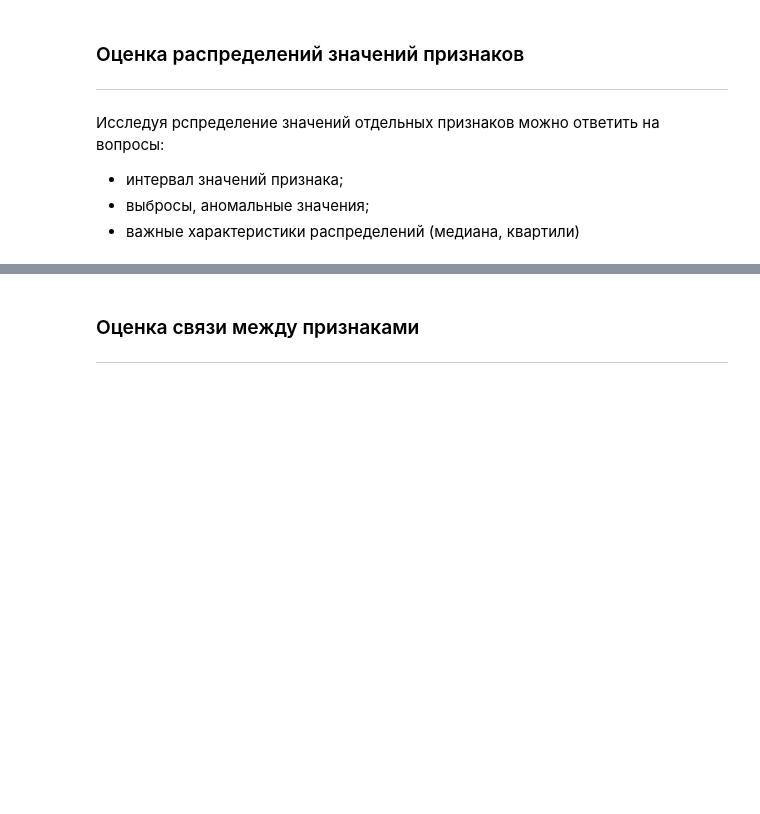
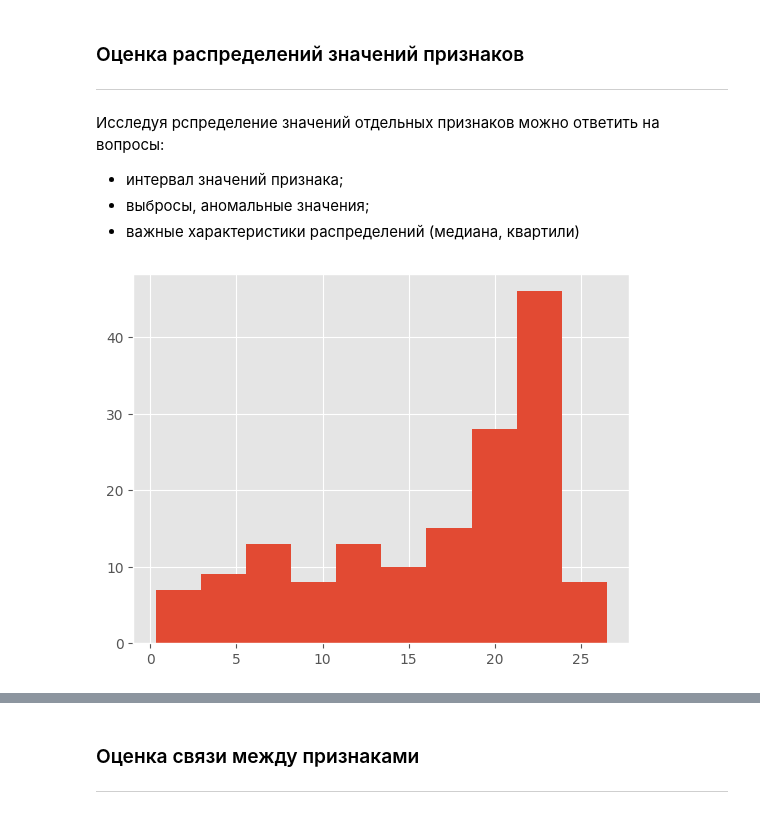
Before and after one commit to garry-nn/Education_DA, a Jupyter notebook: Part02/EDA_Lesson02.ipynb, the cells around one changed output, grey strips where cells are left out. Drawn from its saved outputs; the diff is of its cells as text; code cells hidden in the pictures; blank space fills up the shorter version.

```diff
--- a/Part02/EDA_Lesson02.ipynb
+++ b/Part02/EDA_Lesson02.ipynb
@@ -334,6 +481,8 @@ data.head()
 # %%
 # исследование распределения значений одного параметра
 
-df["summa"].hist();
+data["summa"].hist();
+# %% [output]
+[figure, added]
 # %%
 # сравнительное исследование размаха и квартилей распределения величин
```
Also changed, not shown: parts of 22 cells of this notebook.
